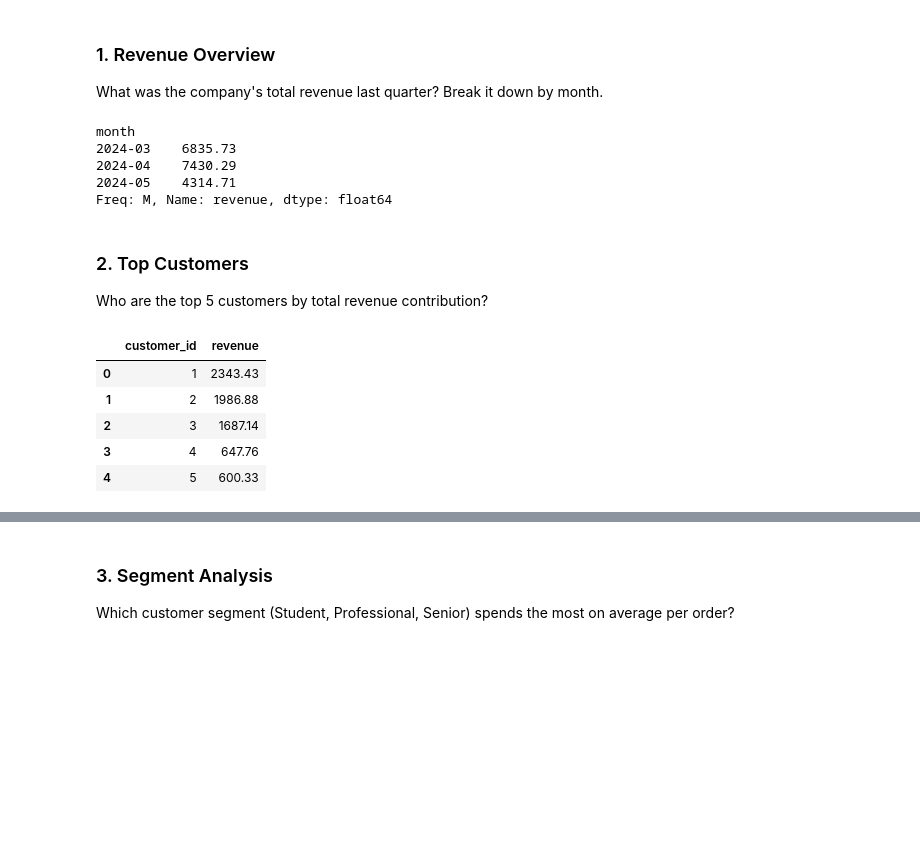
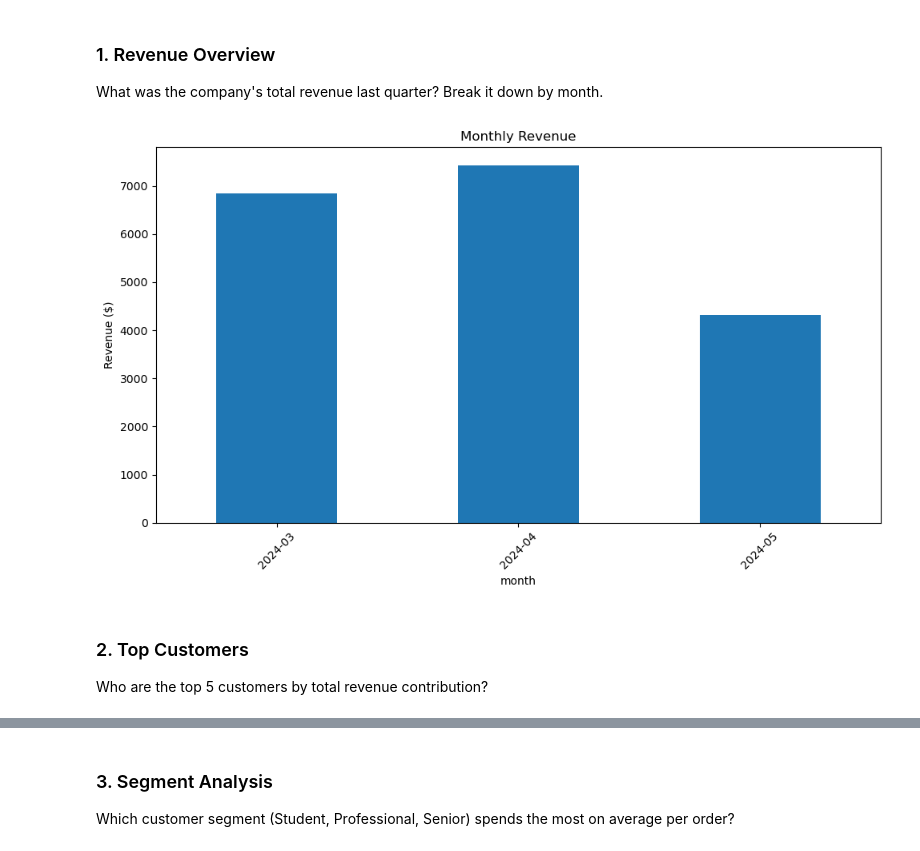
Before and after one commit to mmorcos434/ds-fall-2025-fri-1230, a Jupyter notebook: Week-06-Business-Stats-Analytics/homework/Albert_Bagdasarov_HomeWork6.ipynb, the cells around one changed output, grey strips where cells are left out. Drawn from its saved outputs; the diff is of its cells as text; code cells hidden in the pictures; blank space fills up the shorter version.

```diff
--- a/Week-06-Business-Stats-Analytics/homework/Albert_Bagdasarov_HomeWork6.ipynb
+++ b/Week-06-Business-Stats-Analytics/homework/Albert_Bagdasarov_HomeWork6.ipynb
@@ -164,23 +164,18 @@ What was the company's total revenue last quarter? Break it down by month.
 # Your code here
 data['order_date'].unique()
 monthly_revenue = data.groupby("month")["revenue"].sum()
-monthly_revenue[-3:]
+last_quarter_revenue = monthly_revenue[-3:]
-# %% [output]
-month
-2024-03    6835.73
-2024-04    7430.29
-2024-05    4314.71
-Freq: M, Name: revenue, dtype: float64
+# %%
+last_quarter_revenue.plot(kind="bar", figsize=(10,6), title="Monthly Revenue")
+plt.ylabel("Revenue ($)")
+plt.xticks(rotation=45)
+plt.tight_layout()
+plt.show()
+# %% [output]
+[figure, added]
 # %% [markdown]
 ### 2. Top Customers
 Who are the top 5 customers by total revenue contribution?
 # %%
 # Your code here
-data.groupby('customer_id').agg({'revenue':'sum'})[:5].reset_index()
+top_customers = data.groupby('customer_id').agg({'revenue':'sum'})[:5].reset_index()
-# %% [output]
-|  | customer_id | revenue |
-| 0 | 1 | 2343.43 |
-| 1 | 2 | 1986.88 |
-| 2 | 3 | 1687.14 |
-| 3 | 4 | 647.76 |
-| 4 | 5 | 600.33 |
```
Also changed, not shown: parts of 19 cells of this notebook.
